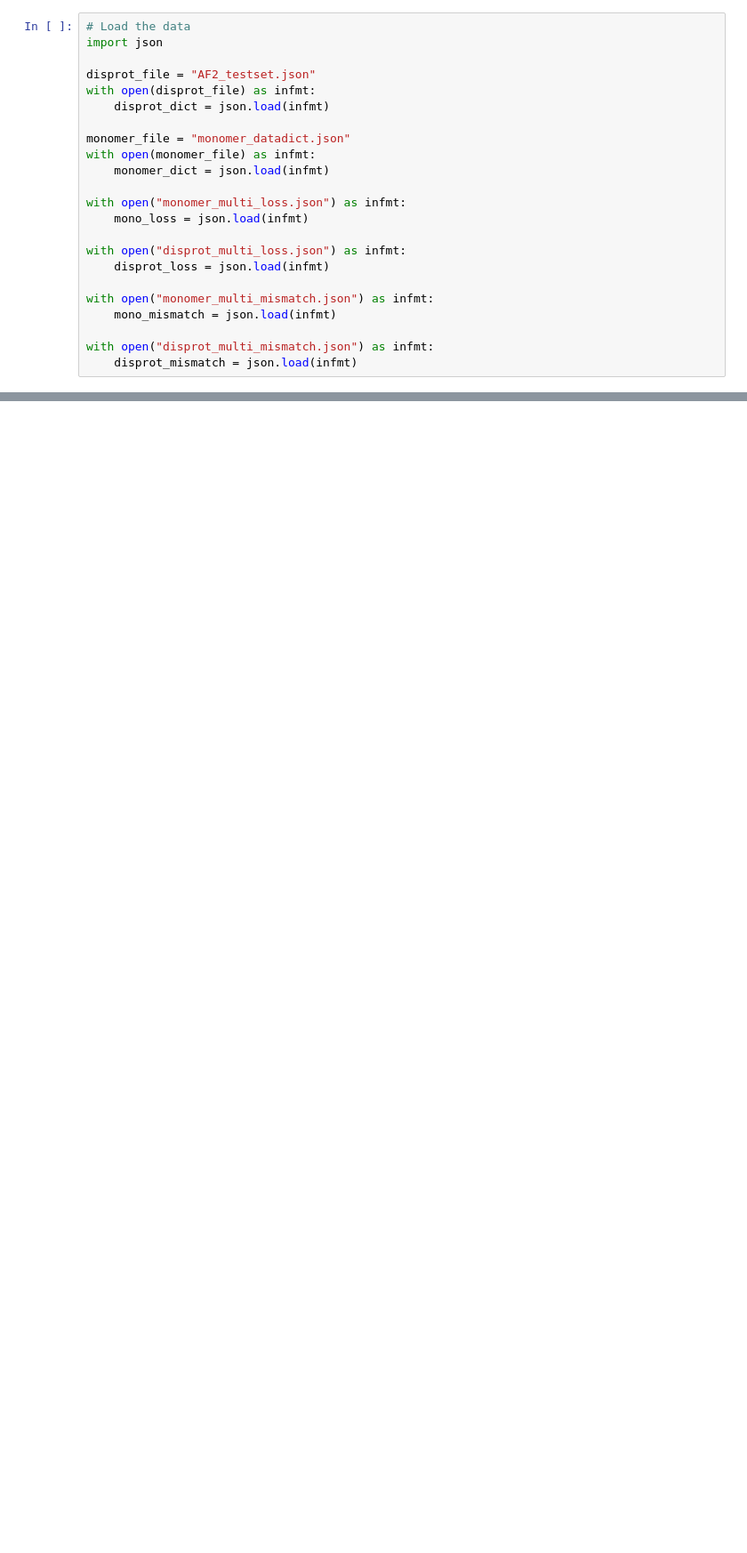
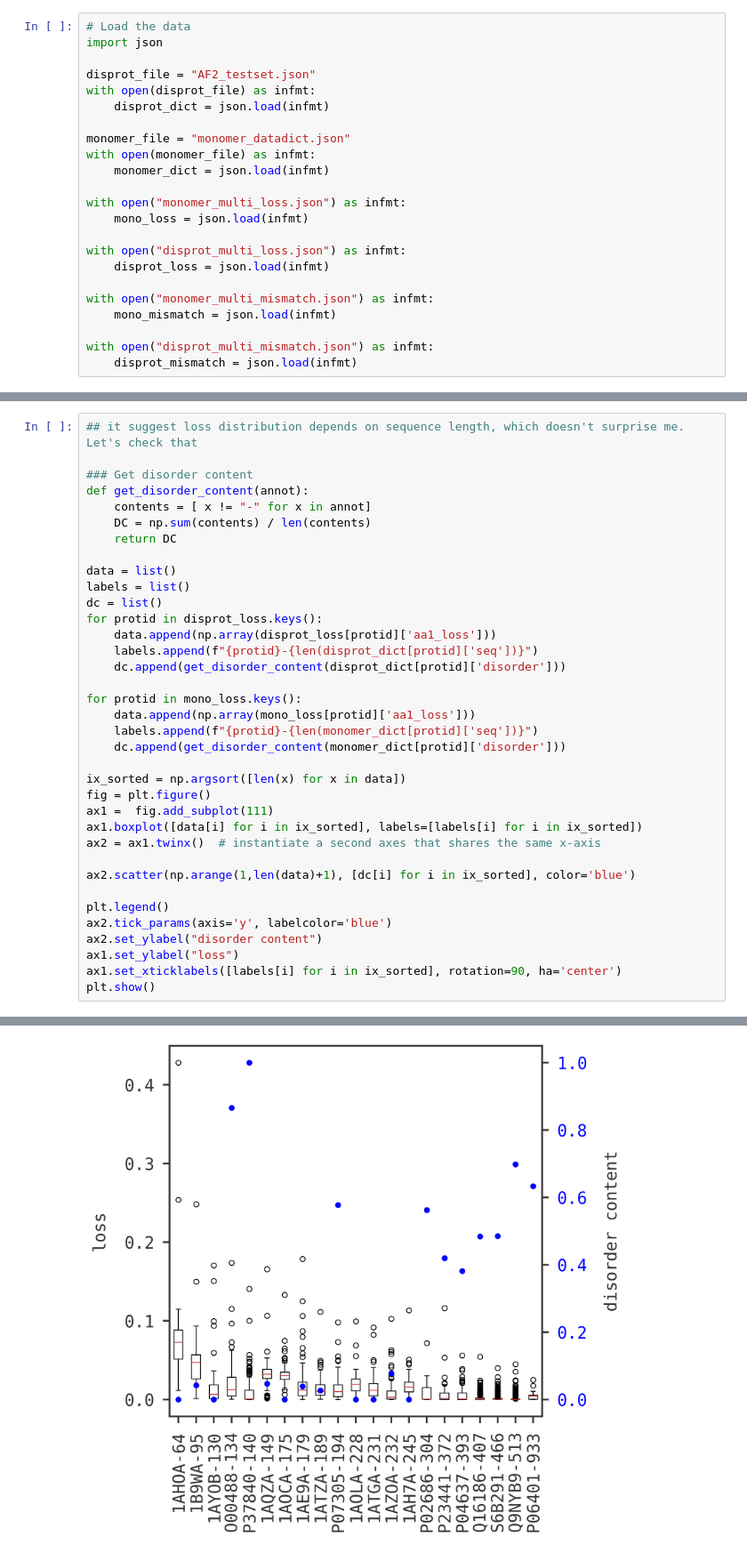
Before and after one commit to francosimonetti/disorder_flavours, a Jupyter notebook: loss_plots.ipynb, the cells around one changed output, grey strips where cells are left out. Shown at 89% size. Cells and saved outputs as stored; diff of their text form; blank space fills up the shorter version.

```diff
--- a/loss_plots.ipynb
+++ b/loss_plots.ipynb
@@ -99,0 +134,37 @@ P37840
+# %%
+## it suggest loss distribution depends on sequence length, which doesn't surprise me. Let's check that
+
+### Get disorder content
+def get_disorder_content(annot):
+    contents = [ x != "-" for x in annot]
+    DC = np.sum(contents) / len(contents)
+    return DC
+
+data = list()
+labels = list()
+dc = list()
+for protid in disprot_loss.keys():
+    data.append(np.array(disprot_loss[protid]['aa1_loss']))
+    labels.append(f"{protid}-{len(disprot_dict[protid]['seq'])}")
+    dc.append(get_disorder_content(disprot_dict[protid]['disorder']))
+
+for protid in mono_loss.keys():
+    data.append(np.array(mono_loss[protid]['aa1_loss']))
+    labels.append(f"{protid}-{len(monomer_dict[protid]['seq'])}")
+    dc.append(get_disorder_content(monomer_dict[protid]['disorder']))
+
+ix_sorted = np.argsort([len(x) for x in data])
+fig = plt.figure()
+ax1 =  fig.add_subplot(111)
+ax1.boxplot([data[i] for i in ix_sorted], labels=[labels[i] for i in ix_sorted])
+ax2 = ax1.twinx()  # instantiate a second axes that shares the same x-axis
+
+ax2.scatter(np.arange(1,len(data)+1), [dc[i] for i in ix_sorted], color='blue')
+
+plt.legend()
+ax2.tick_params(axis='y', labelcolor='blue')
+ax2.set_ylabel("disorder content")
+ax1.set_ylabel("loss")
+ax1.set_xticklabels([labels[i] for i in ix_sorted], rotation=90, ha='center')
+plt.show()
+# %% [output]
@@ -100 +172,2 @@ P37840
+[figure, added]
 # %%
```
Also changed, not shown: parts of 17 cells of this notebook, 1 other file.
